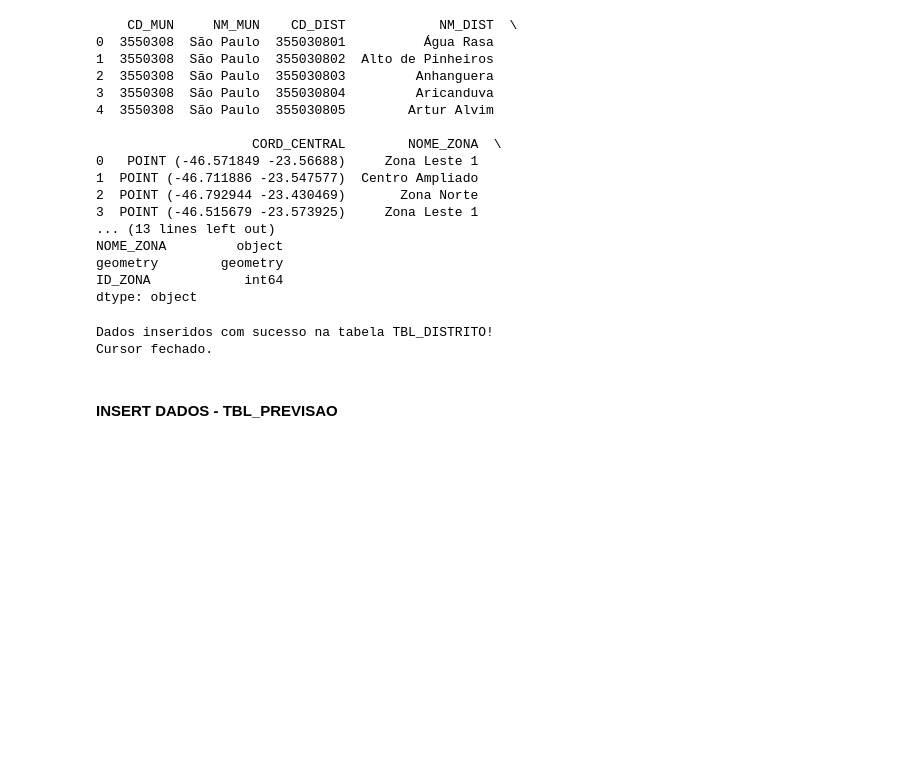
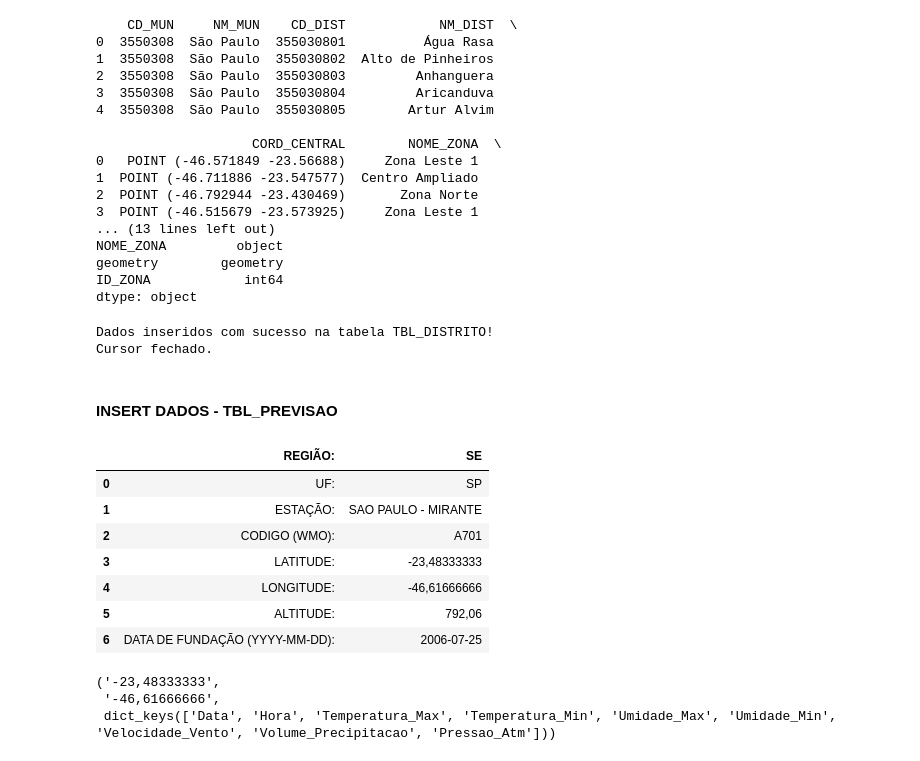
Before and after one commit to AxelPCG/VigilumSP, a Jupyter notebook: Banco de Dados/DML/dml_coleta_de_dados.ipynb, the cells around one changed output. Drawn from its saved outputs; the diff is of its cells as text; code cells hidden in the pictures; blank space fills up the shorter version.

```diff
--- a/Banco de Dados/DML/dml_coleta_de_dados.ipynb
+++ b/Banco de Dados/DML/dml_coleta_de_dados.ipynb
@@ -17,10 +17,16 @@ from shapely import wkt
 BASE_DIR = os.getcwd()
 DIR_PAI = os.path.dirname(os.path.dirname(BASE_DIR))
 DIR_COLETA_DADOS = os.path.join(DIR_PAI, "Coleta de Dados")
+
+# Diretórios de coordenadas
 DIR_CORD = os.path.join(DIR_COLETA_DADOS, "COORDENADAS_REGIOES")
 DIR_MUNICIPIO_SP = os.path.join(DIR_CORD, "cidade_sp.geojson")
 DIR_ZONAS_SP = os.path.join(DIR_CORD, "zonas_sp.geojson")
 DIR_DISTRITOS_SP = os.path.join(DIR_CORD, "distrito_sp.geojson")
+
+# Diretórios de dados históricos
+DIR_PORTAL_INMET = os.path.join(DIR_COLETA_DADOS, "PORTAL_INMET")
+DIR_TRATADOS_CIDADE_SP = os.path.join(DIR_PORTAL_INMET, "DADOS_TRATADOS_CIDADE_SP")
 # %%
 load_dotenv()
 # %% [output]
@@ -529,3 +568,14 @@ Dados inseridos com sucesso na tabela TBL_DISTRITO!
 Cursor fechado.
 # %% [markdown]
 #### INSERT DADOS - TBL_PREVISAO
+# %%
+pd.read_excel(DIR_TRATADOS_CIDADE_SP+'\\INMET_SE_SP_A701_SAO PAULO - MIRANTE_01-01-2007_A_31-12-2007.xlsx')
+# %% [output]
+|  | REGIÃO: | SE |
+| 0 | UF: | SP |
+| 1 | ESTAÇÃO: | SAO PAULO - MIRANTE |
+| 2 | CODIGO (WMO): | A701 |
+| 3 | LATITUDE: | -23,48333333 |
+| 4 | LONGITUDE: | -46,61666666 |
+| 5 | ALTITUDE: | 792,06 |
+| 6 | DATA DE FUNDAÇÃO (YYYY-MM-DD): | 2006-07-25 |
@@ -531,0 +587,6 @@ Cursor fechado.
+# %%
+latitude, longitude, mapped_data.keys()
+# %% [output]
+('-23,48333333',
+ '-46,61666666',
+ dict_keys(['Data', 'Hora', 'Temperatura_Max', 'Temperatura_Min', 'Umidade_Max', 'Umidade_Min', 'Velocidade_Vento', 'Volume_Precipitacao', 'Pressao_Atm']))
```
Also changed, not shown: parts of 8 cells of this notebook, 2 other files.
